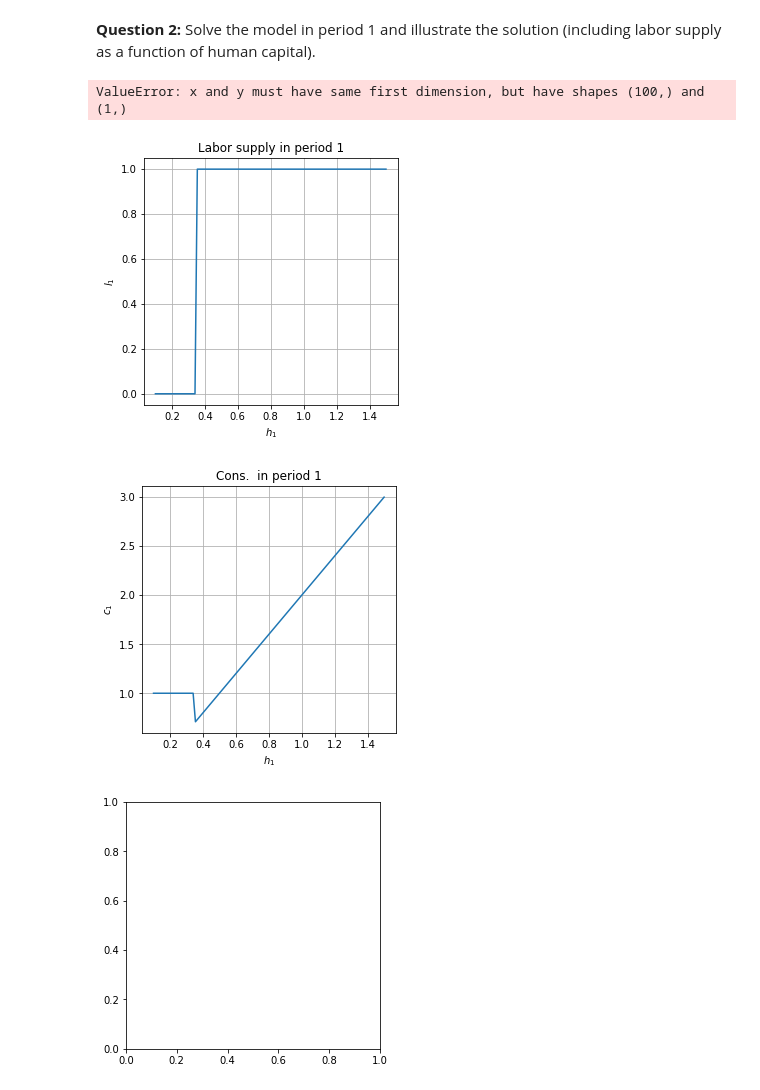
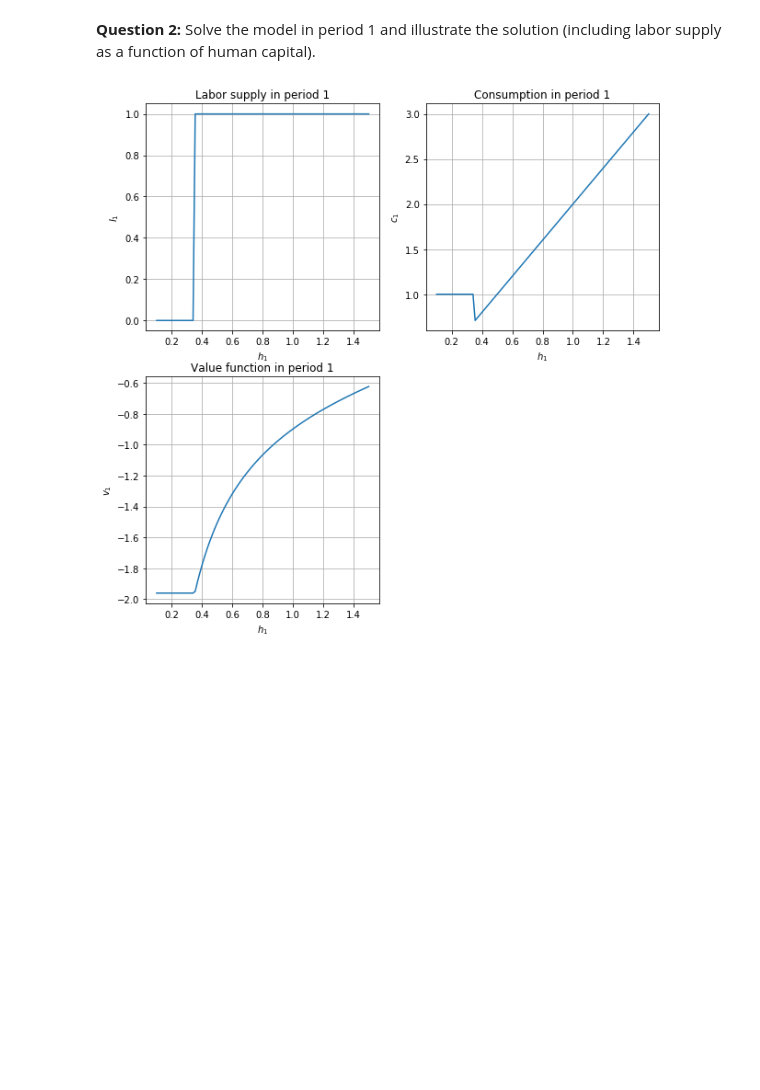
Before and after one commit to NumEconCopenhagen/projects-2019-teamghita, a Jupyter notebook: examproject/Arbejdsdokumenter/1.Two period.ipynb, the cells around one changed output. Saved outputs shown, nothing was run; the diff lists cells and outputs as text; code cells hidden in the pictures; blank space fills up the shorter version.

```diff
--- a/examproject/Arbejdsdokumenter/1.Two period.ipynb
+++ b/examproject/Arbejdsdokumenter/1.Two period.ipynb
@@ -116,7 +110,7 @@ for i in range(len(h2_vec)):
 
 opt_l2 = np.argmax(utility_choice, axis=1)
 opt_c2 = consumption(w,b,opt_l2,h2_vec)
-opt_v2 = utility(b,w,h2_vec,rho,opt_l2,gamma)
+opt_v2 = np.max(utility_choice, axis=1)
 
 # illustration
 fig = plt.figure(figsize=(10,10))
@@ -173,47 +167,38 @@ v2_interp = interpolate.RegularGridInterpolator([h2_vec], opt_v2,
 #Initialize vectors
 h1_vec = np.linspace(0.1,1.5,100)
 utility_choice_period1 = np.empty((100,2))
-
-#Utility from not working
-#utility_nowork_vec_period1=np.full((100, 1), v1(0,h1_vec,rho,beta,b,w,Delta,v2_interp))
 
 #Utility from working given different human capital levels
 for i in range(len(h2_vec)):
     h1 = h1_vec[i]
     utility_choice_period1[i,0] = v1(0,h1,rho,beta,b,w,Delta,v2_interp)
     utility_choice_period1[i,1] = v1(1,h1,rho,beta,b,w,Delta,v2_interp)
 
-
 opt_l1 = np.argmax(utility_choice_period1, axis=1)
 opt_c1 = consumption(w,b,opt_l1,h1_vec)
-#opt_v1 = v1(opt_l1,h1_vec,rho,beta,b,w,Delta,v2_interp)
+opt_v1 = np.max(utility_choice_period1, axis=1)
 
 # illustration
 fig = plt.figure(figsize=(10,10))
 ax = fig.add_subplot(2,2,1)
 ax.plot(h1_vec,opt_l1)
 ax.grid()
 ax.set_xlabel('$h_1$')
 ax.set_ylabel('$l_1$')
 ax.set_title('Labor supply in period 1');
 
-fig = plt.figure(figsize=(10,10))
 ax = fig.add_subplot(2,2,2)
 ax.plot(h1_vec,opt_c1)
 ax.grid()
 ax.set_xlabel('$h_1$')
 ax.set_ylabel('$c_1$')
-ax.set_title('Cons.  in period 1');
+ax.set_title('Consumption in period 1');
 
-fig = plt.figure(figsize=(10,10))
 ax = fig.add_subplot(2,2,3)
 ax.plot(h1_vec,opt_v1)
 ax.grid()
 ax.set_xlabel('$h_1$')
 ax.set_ylabel('$v_1$')
-ax.set_title('Value func. 1');
+ax.set_title('Value function in period 1');
 # %% [output]
-ValueError: x and y must have same first dimension, but have shapes (100,) and (1,)
-[figure, old version]
+[figure, new version]
-[figure, removed]
-[figure, removed]
```
Also changed, not shown: parts of 3 cells of this notebook.
